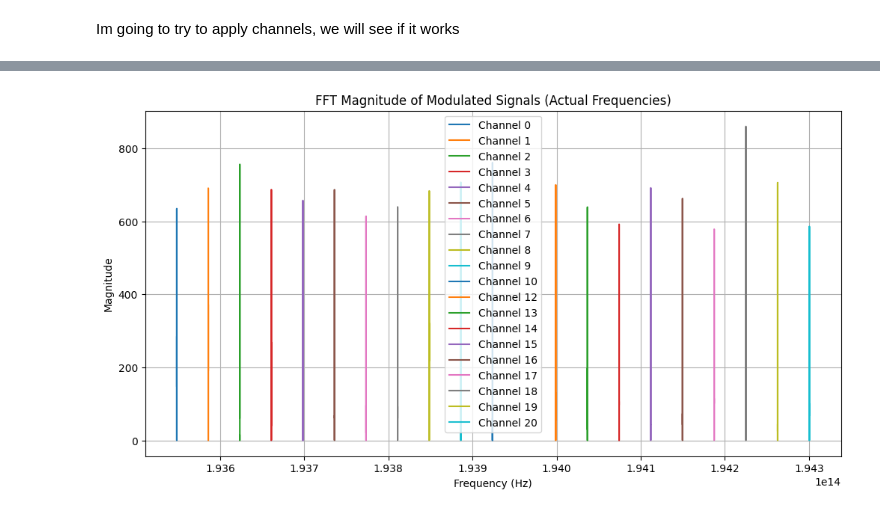
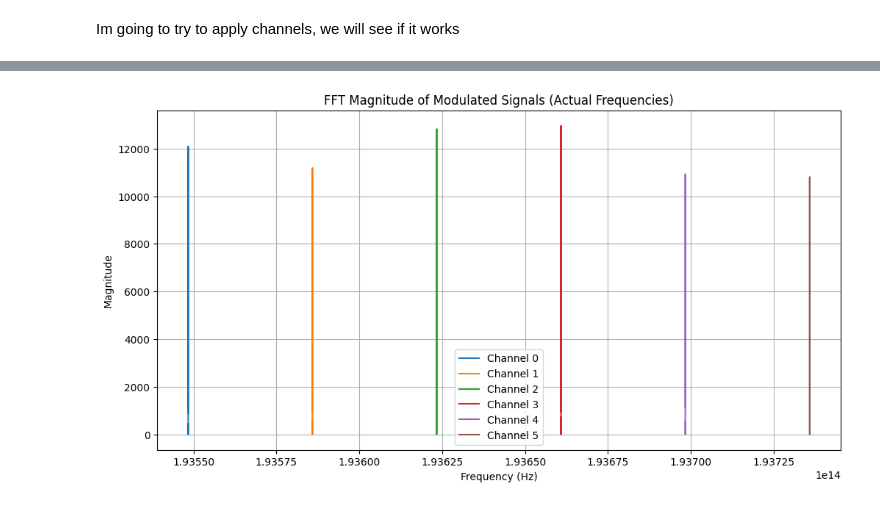
Before and after one commit to EnochYounceSAIC/FiberOptics, a Jupyter notebook: weektwo/channels_and_functions.ipynb, the cells around one changed output, grey strips where cells are left out. Drawn from its saved outputs; the diff is of its cells as text; code cells hidden in the pictures.

```diff
--- a/weektwo/channels_and_functions.ipynb
+++ b/weektwo/channels_and_functions.ipynb
@@ -61,25 +125,8 @@ def gen_random_data(type, amount):
-# %%
-def shape_signal(data,sps):
-  #RRC
-  fs = 4
-  num_weights = 41
-  alpha = 0.3
-  x = 0.9999*np.arange(-int(num_weights/2),int(num_weights/2)+1,1)/fs
-  raised_cos_weights = np.sinc(x)*(np.cos(alpha*np.pi*x)/(1-((2*alpha*x)**2)))
-
-  #pulse shaping
-  # 1. Upsample the symbols by inserting zeros
-  upsampled_symbols = np.zeros(len(data) * sps, dtype=complex)
-  upsampled_symbols[::sps] = data
-
-  # 2. Convolve the upsampled signal with the raised_cos_weights filter.
-  shaped_signal = np.convolve(upsampled_symbols, raised_cos_weights, mode='full')
-  return shaped_signal
 # %% [markdown]
 Im going to try to apply channels, we will see if it works
 # %%
 channels = 70
-signal_length = 500
+signal_length = 5000
 channeled_lambdas = np.zeros(channels)
 signals = np.zeros((channels, signal_length), dtype=complex)
 
@@ -88,7 +135,7 @@ for i in range(channels):
   channeled_lambdas[i] = lambda_light - i*0.3e-9
   signals[i] = gen_random_data('16qam', signal_length)
 # %%
-
+  num_weights = 41
 
 # Generate and shape the signal for each channel
 multi_channel_signal = np.zeros((channels, signal_length * sps + num_weights - 1), dtype=complex)
@@ -98,7 +145,7 @@ for i in range(channels):
     # Generate random data for the channel
     channel_data = gen_random_data('16qam', signal_length)
     # Shape the signal
-    shaped_channel_signal = shape_signal(channel_data, sps)
+    shaped_channel_signal = shape_signal(channel_data, sps,num_weights,symbol_rate)
 
     # Calculate the carrier frequency for this channel
     carrier_frequency = 3e8 / channeled_lambdas[i]
@@ -115,31 +210,37 @@ print(multi_channel_signal.shape)
 # %%
 # Select different channels to plot
-channel_indices_to_plot = [0, 1,2,3,4,5,6,7,8,9,10,12,13,14,15,16,17,18,19,20]
+channel_indices_to_plot_all = [0, 1, 2, 3, 4, 5]
 
+# Increase the sampling rate for FFT calculation to better visualize the spread
+fft_sampling_rate_factor = 4
+fft_sampling_rate = sps * fft_sampling_rate_factor
 
 plt.figure(figsize=(12, 6))
 
 # Calculate the sampling frequency based on the time vector and its length
 # The time vector is created with a step of 1/(sps * 1), so the sampling rate is sps * 1
 sampling_rate = sps * 1
 n_samples = multi_channel_signal.shape[1]
-frequency_resolution = sampling_rate / n_samples
 
-for channel_index in channel_indices_to_plot:
+for channel_index in channel_indices_to_plot_all:
     signal = multi_channel_signal[channel_index]
-    fft_signal = np.fft.fft(signal)
+    # Perform FFT with a higher sampling rate for better spectral resolution
+    fft_signal = np.fft.fft(signal, n=int(n_samples * fft_sampling_rate_factor))
+
     carrier_frequency = 3e8 / channeled_lambdas[channel_index]
 
-    frequencies_relative = np.fft.fftfreq(n_samples, d=1/sampling_rate)
-    frequencies_actual = frequencies_relative + carrier_frequency
+    # Frequencies for the FFT plot, based on the higher FFT sampling rate
+    frequencies_relative_fft = np.fft.fftfreq(len(fft_signal), d=1/fft_sampling_rate)
+    frequencies_actual_fft = frequencies_relative_fft + carrier_frequency
 
-    plt.plot(np.fft.fftshift(frequencies_actual), np.abs(np.fft.fftshift(fft_signal)), label=f'Channel {channel_index}')
+    plt.plot(np.fft.fftshift(frequencies_actual_fft), np.abs(np.fft.fftshift(fft_signal)), label=f'Channel {channel_index}')
 
 plt.xlabel('Frequency (Hz)')
 plt.ylabel('Magnitude')
 plt.title('FFT Magnitude of Modulated Signals (Actual Frequencies)')
+
 plt.legend()
 plt.grid(True)
 plt.show()
 # %% [output]
-[figure, old version]
+[figure, new version]
```
Also changed, not shown: parts of 8 cells of this notebook.
